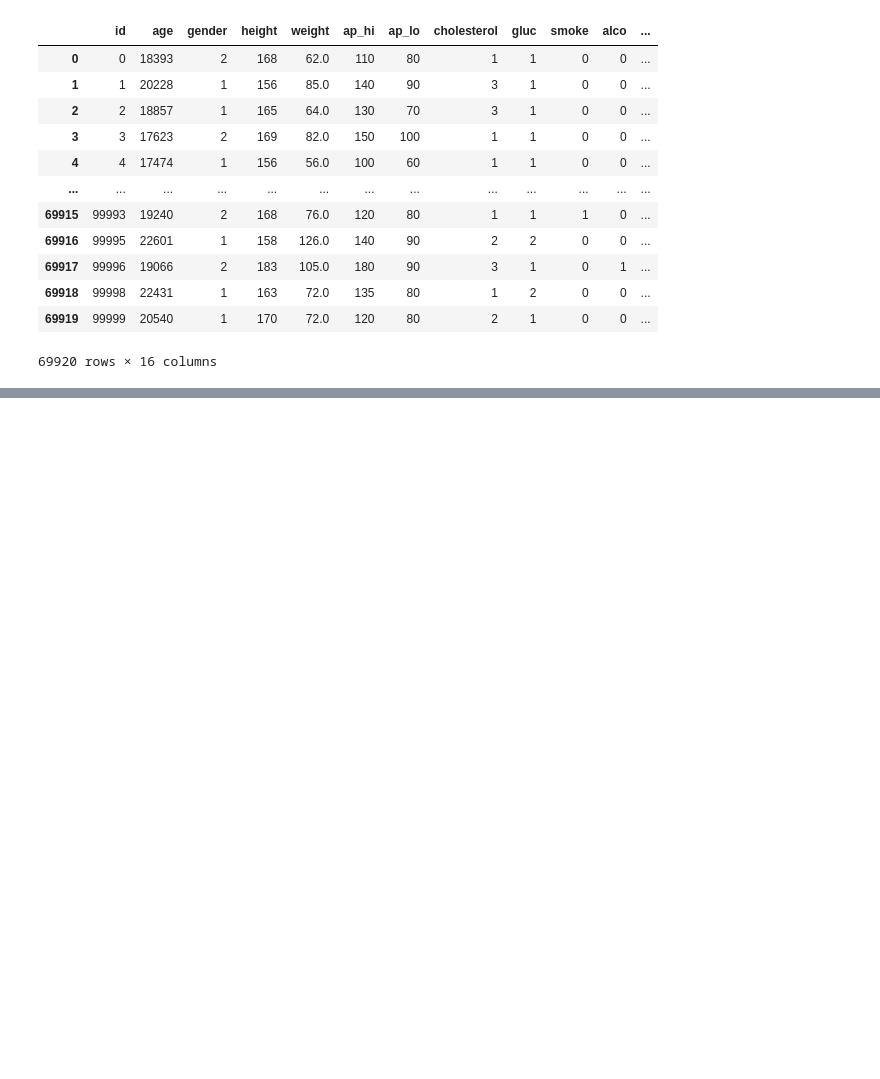
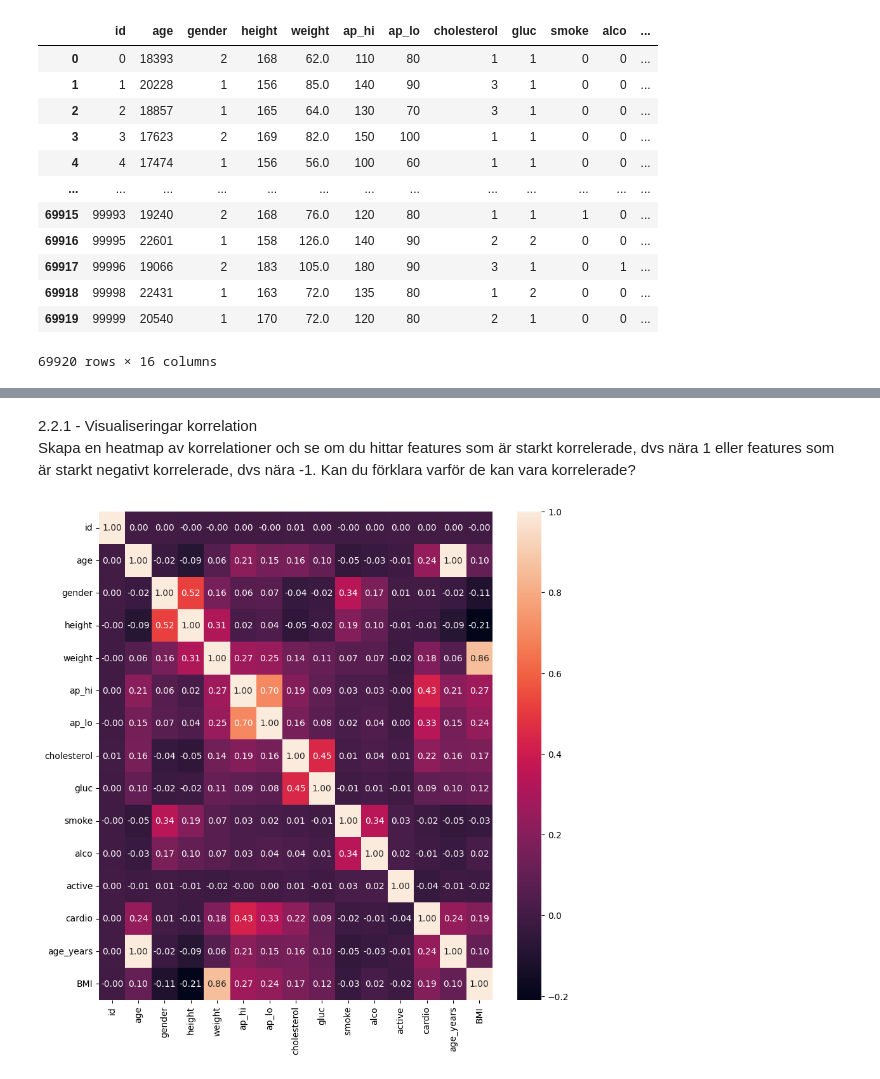
Before and after one commit to HakanAkerblom/Machine-learning-Hakan-Akerblom, a Jupyter notebook: Laboration/EDA_heart.ipynb, the cells around one changed output, grey strips where cells are left out. Saved outputs shown, nothing was run; the diff lists cells and outputs as text; code cells hidden in the pictures; blank space fills up the shorter version.

```diff
--- a/Laboration/EDA_heart.ipynb
+++ b/Laboration/EDA_heart.ipynb
@@ -283,0 +333,17 @@ df.describe()
+# %% [markdown]
+2.2.1 - Visualiseringar korrelation
+Skapa en heatmap av korrelationer och se om du hittar features som är starkt korrelerade, dvs nära 1 eller
+features som är starkt negativt korrelerade, dvs nära -1. Kan du förklara varför de kan vara korrelerade?
+# %%
+corr = df.corr()
+plt.figure(figsize=(10, 10))
+sns.heatmap(corr, annot=True, fmt=".2f");
+
+# De tydligaste korrelationerna är relativt triviala:
+# Age och Age_years har korrelationen 1
+# BMI har stark korrelation med Weight, och relativt stark negativ korrelation med height
+# ap_hi har stark korrelation med ap_lo vilket också är att vänta sig
+# gender och height har positiv korrelation då kvinnor (1) är genomsnittligt kortare än män (2)
+# Vad gäller target-variabeln cardio så ser vi störst korrelation med blodtryck följt av ålder, kolesterol och sedan BMI
+# %% [output]
+[figure, added]
```
Also changed, not shown: parts of 15 cells of this notebook.
